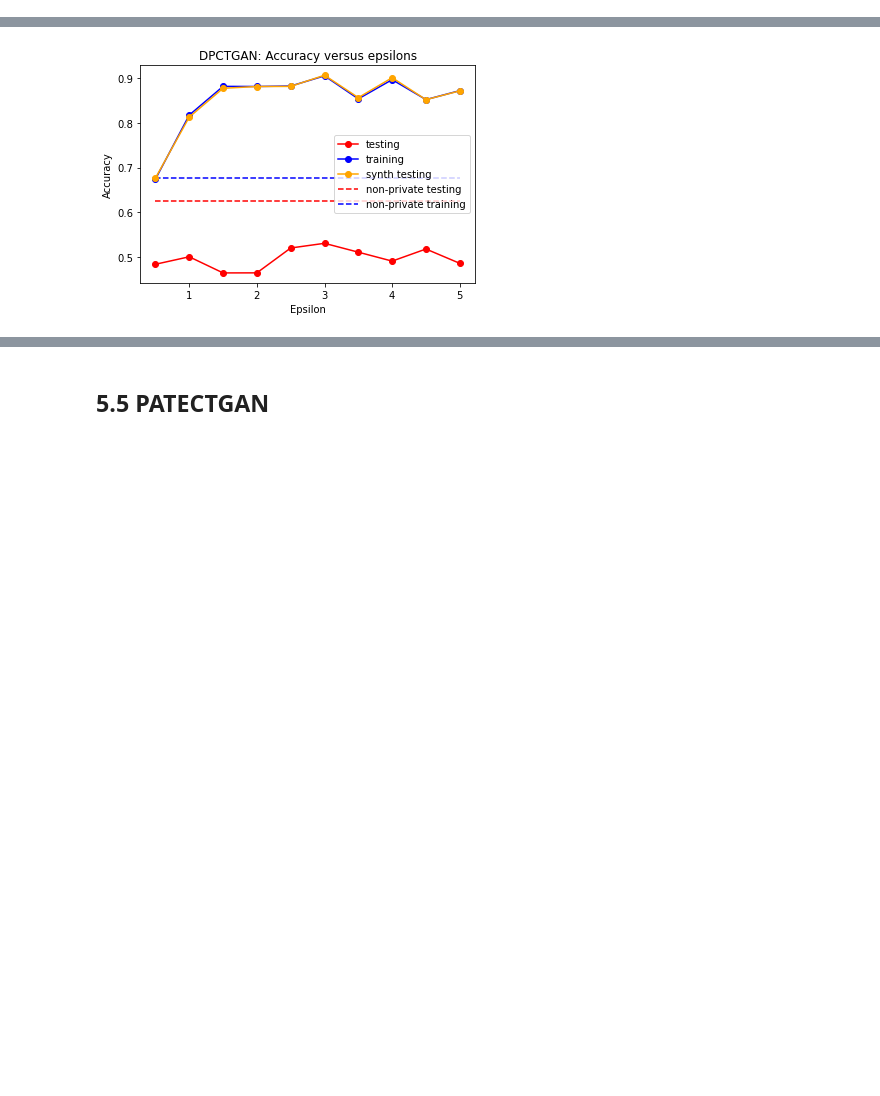
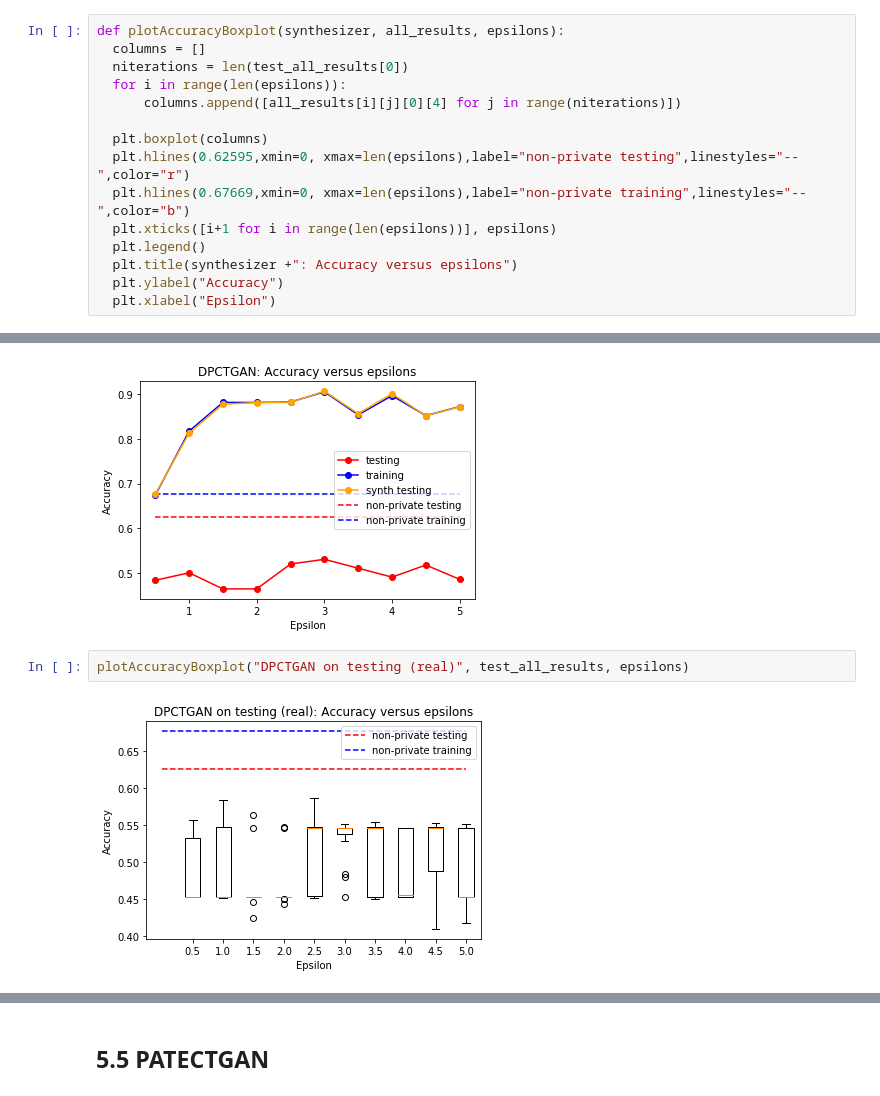
Before and after one commit to kgrabarz/microsoft_capstone_fall_2021, a Jupyter notebook: Code/Pipelines_and_EDA/5_COMPAS_Synthesizers.ipynb, the cells around one changed output, grey strips where cells are left out. Saved outputs shown, nothing was run; the diff lists cells and outputs as text; blank space fills up the shorter version.

```diff
--- a/Code/Pipelines_and_EDA/5_COMPAS_Synthesizers.ipynb
+++ b/Code/Pipelines_and_EDA/5_COMPAS_Synthesizers.ipynb
@@ -360,6 +328,21 @@ def plotAccuracy(synthesizer, test_results, train_results, epsilons, test_synth_
   plt.title(synthesizer +": Accuracy versus epsilons")
   plt.ylabel("Accuracy")
   plt.xlabel("Epsilon")
+# %%
+def plotAccuracyBoxplot(synthesizer, all_results, epsilons):
+  columns = []
+  niterations = len(test_all_results[0])
+  for i in range(len(epsilons)):
+      columns.append([all_results[i][j][0][4] for j in range(niterations)])
+
+  plt.boxplot(columns)
+  plt.hlines(0.62595,xmin=0, xmax=len(epsilons),label="non-private testing",linestyles="--",color="r")
+  plt.hlines(0.67669,xmin=0, xmax=len(epsilons),label="non-private training",linestyles="--",color="b")
+  plt.xticks([i+1 for i in range(len(epsilons))], epsilons)
+  plt.legend()
+  plt.title(synthesizer +": Accuracy versus epsilons")
+  plt.ylabel("Accuracy")
+  plt.xlabel("Epsilon")
 # %%
 def plotEqualizedOdds(synthesizer, test_results, train_results, epsilons, ylim=(-0.02,0.25), test_synth_results = None):
   f = plt.figure(figsize=(16,6))
@@ -719,3 +706,7 @@ plotAccuracy("DPCTGAN", test_results, train_results, epsilons, test_synth_result
 # %% [output]
 in
 [figure]
+# %%
+plotAccuracyBoxplot("DPCTGAN on testing (real)", test_all_results, epsilons)
+# %% [output]
+[figure, added]
```
Also changed, not shown: parts of 69 cells of this notebook, 3 other files.
